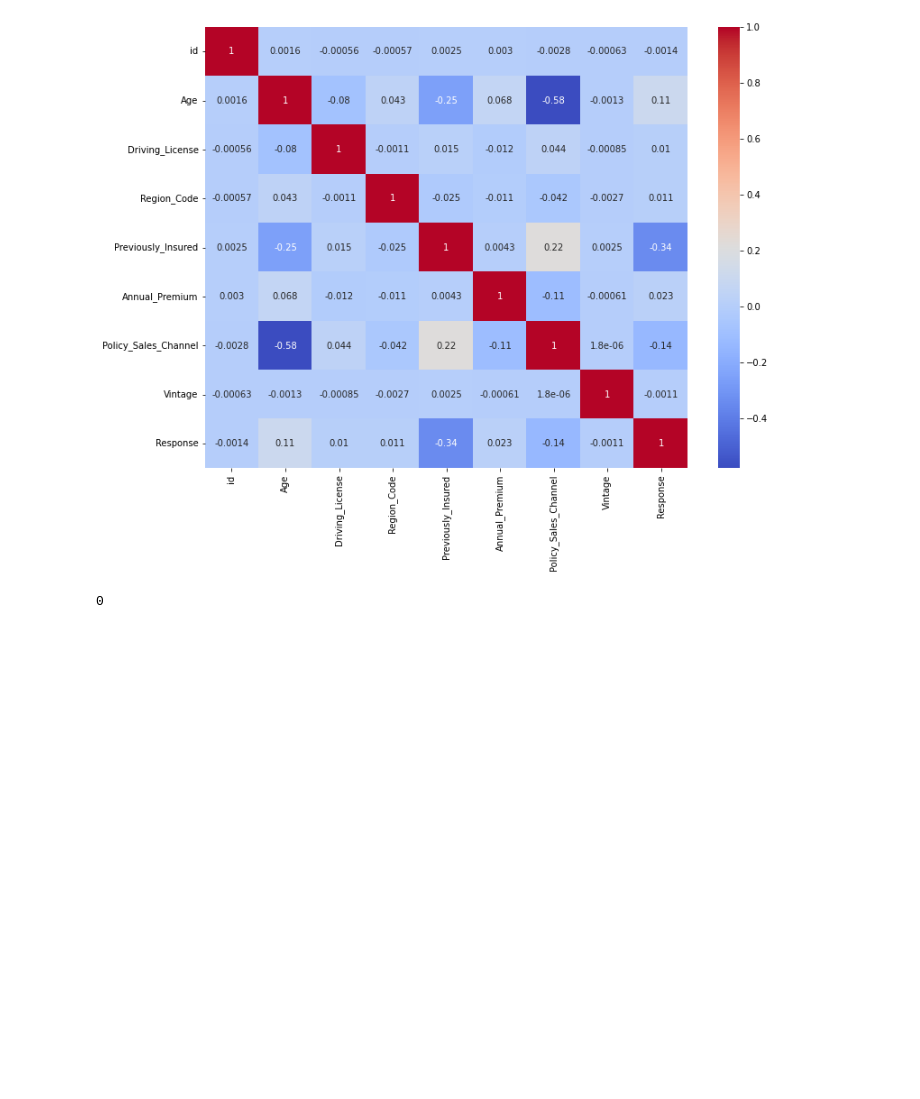
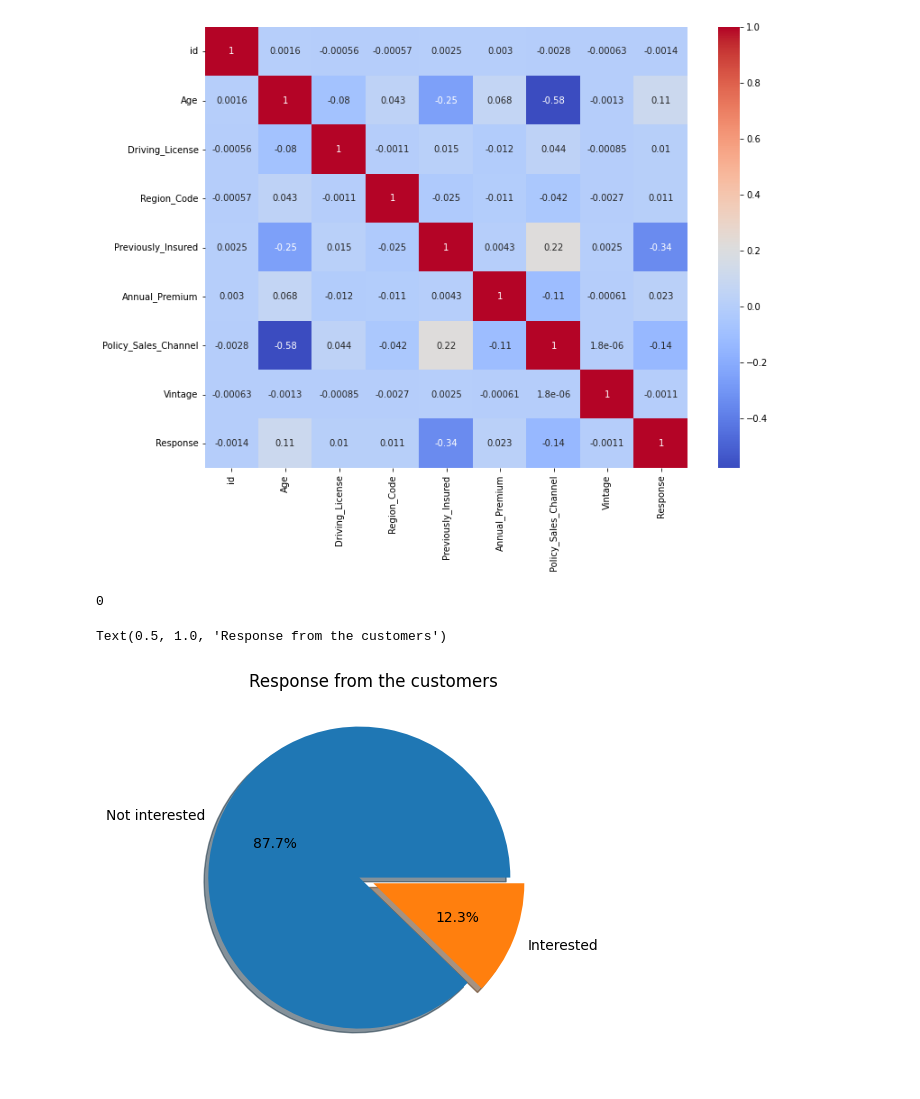
Before and after one commit to Saif-Khan435/Health-Insurance-Cross-Sell-Prediction, a Jupyter notebook: Mohammed_Saif_Khan_HEALTH_INSURANCE_CROSS_SELL_PREDICTION.ipynb, the cells around one changed output. Drawn from its saved outputs; the diff is of its cells as text; code cells hidden in the pictures; blank space fills up the shorter version.

```diff
--- a/Mohammed_Saif_Khan_HEALTH_INSURANCE_CROSS_SELL_PREDICTION.ipynb
+++ b/Mohammed_Saif_Khan_HEALTH_INSURANCE_CROSS_SELL_PREDICTION.ipynb
@@ -190,3 +190,12 @@ sns.heatmap(df.corr(),annot=True,cmap='coolwarm')
 df.duplicated().sum()
 # %% [output]
 0
+# %%
+explode = (0.1, 0)
+labels = 'Not interested', 'Interested'
+
+plt.pie(df.Response.value_counts(), explode=explode, labels=labels, shadow=True, autopct='%1.1f%%')
+plt.title('Response from the customers', size=12)
+# %% [output]
+Text(0.5, 1.0, 'Response from the customers')
+[figure, added]
```
Also changed, not shown: parts of 10 cells of this notebook.
